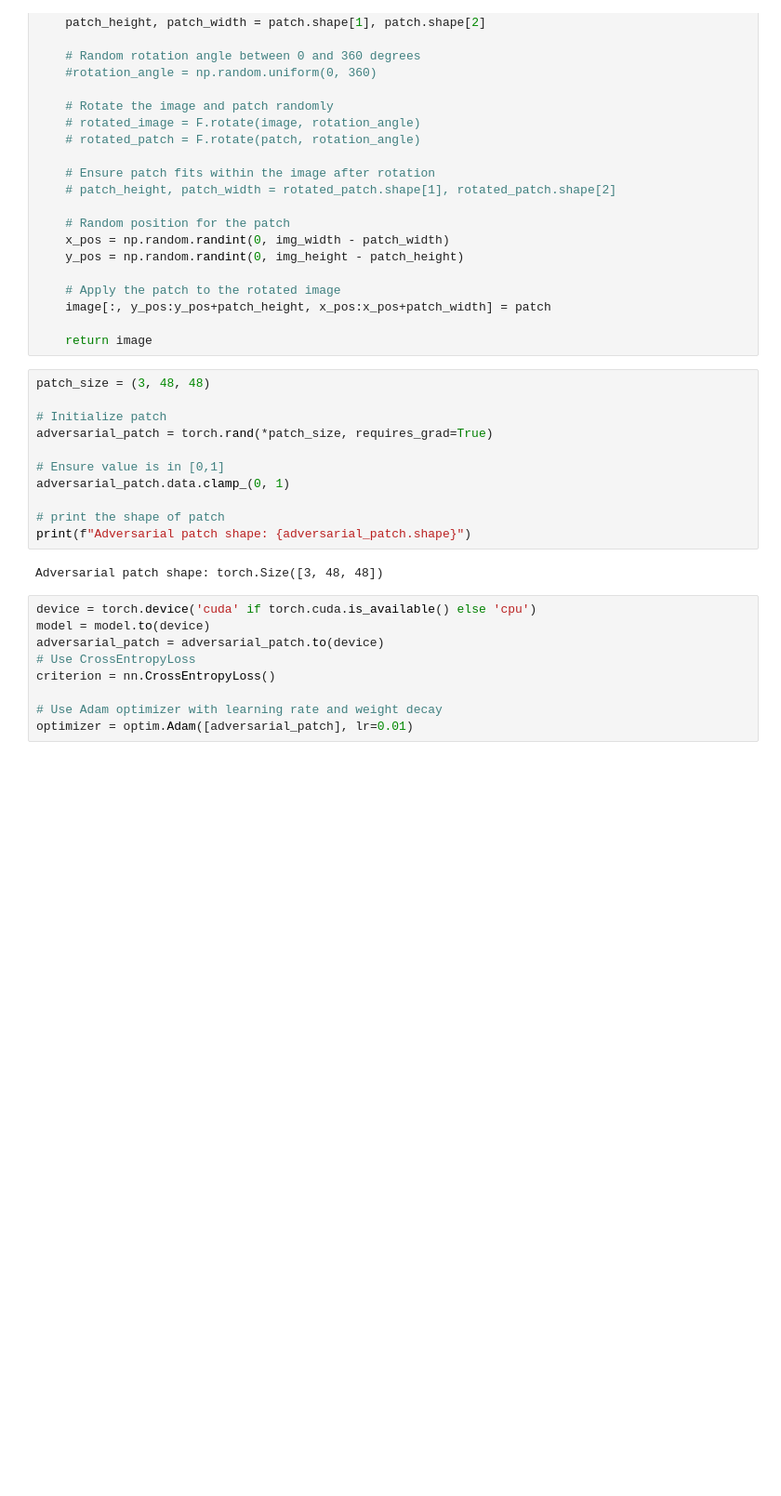
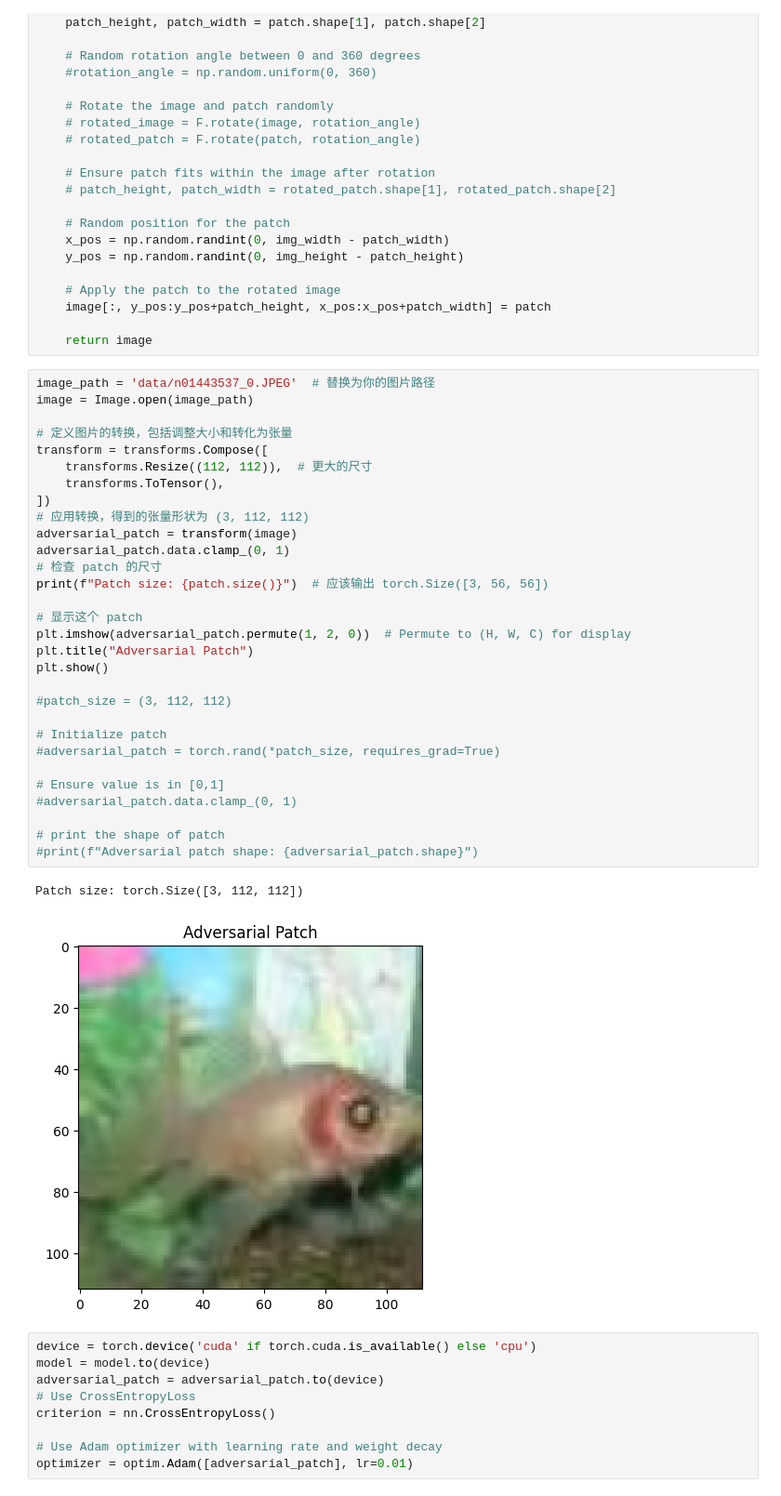
Before and after one commit to AndreYang333/ExplainableAI, a Jupyter notebook: “adversarialpatch_ipynb”的副本.ipynb, the cells around one changed output. Shown: that part at 93% size. Saved outputs shown, nothing was run; the diff lists cells and outputs as text; blank space fills up the shorter version.

```diff
--- a/“adversarialpatch_ipynb”的副本.ipynb
+++ b/“adversarialpatch_ipynb”的副本.ipynb
@@ -164,18 +164,38 @@ def apply_patch(image, patch):
 
     return image
 # %%
-patch_size = (3, 48, 48)
+image_path = 'data/n01443537_0.JPEG'  # 替换为你的图片路径
+image = Image.open(image_path)
+
+# 定义图片的转换，包括调整大小和转化为张量
+transform = transforms.Compose([
+    transforms.Resize((112, 112)),  # 更大的尺寸
+    transforms.ToTensor(),
+])
+# 应用转换，得到的张量形状为 (3, 112, 112)
+adversarial_patch = transform(image)
+adversarial_patch.data.clamp_(0, 1)
+# 检查 patch 的尺寸
+print(f"Patch size: {patch.size()}")  # 应该输出 torch.Size([3, 56, 56])
+
+# 显示这个 patch
+plt.imshow(adversarial_patch.permute(1, 2, 0))  # Permute to (H, W, C) for display
+plt.title("Adversarial Patch")
+plt.show()
+
+#patch_size = (3, 112, 112)
 
 # Initialize patch
-adversarial_patch = torch.rand(*patch_size, requires_grad=True)
+#adversarial_patch = torch.rand(*patch_size, requires_grad=True)
 
 # Ensure value is in [0,1]
-adversarial_patch.data.clamp_(0, 1)
+#adversarial_patch.data.clamp_(0, 1)
 
 # print the shape of patch
-print(f"Adversarial patch shape: {adversarial_patch.shape}")
+#print(f"Adversarial patch shape: {adversarial_patch.shape}")
 # %% [output]
-Adversarial patch shape: torch.Size([3, 48, 48])
+Patch size: torch.Size([3, 112, 112])
+[figure, added]
 # %%
 device = torch.device('cuda' if torch.cuda.is_available() else 'cpu')
 model = model.to(device)
```
Also changed, not shown: parts of 5 cells of this notebook.
